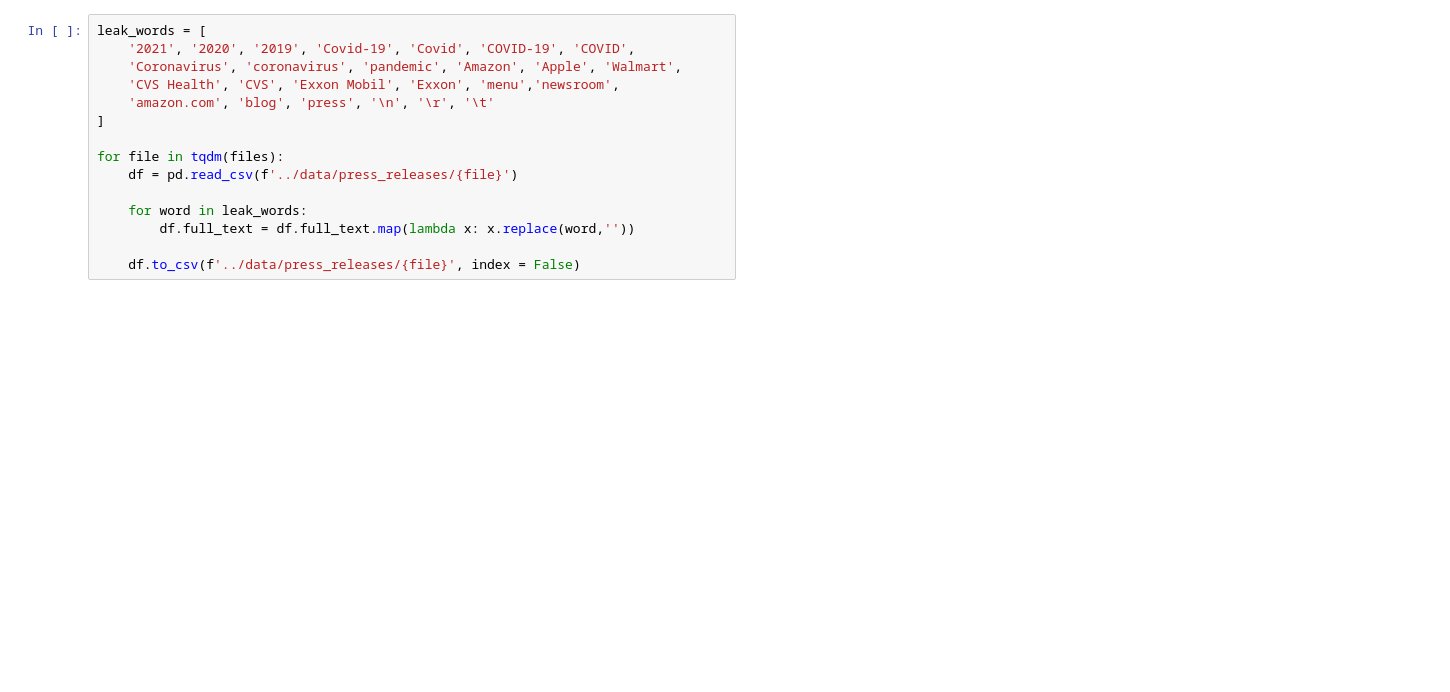
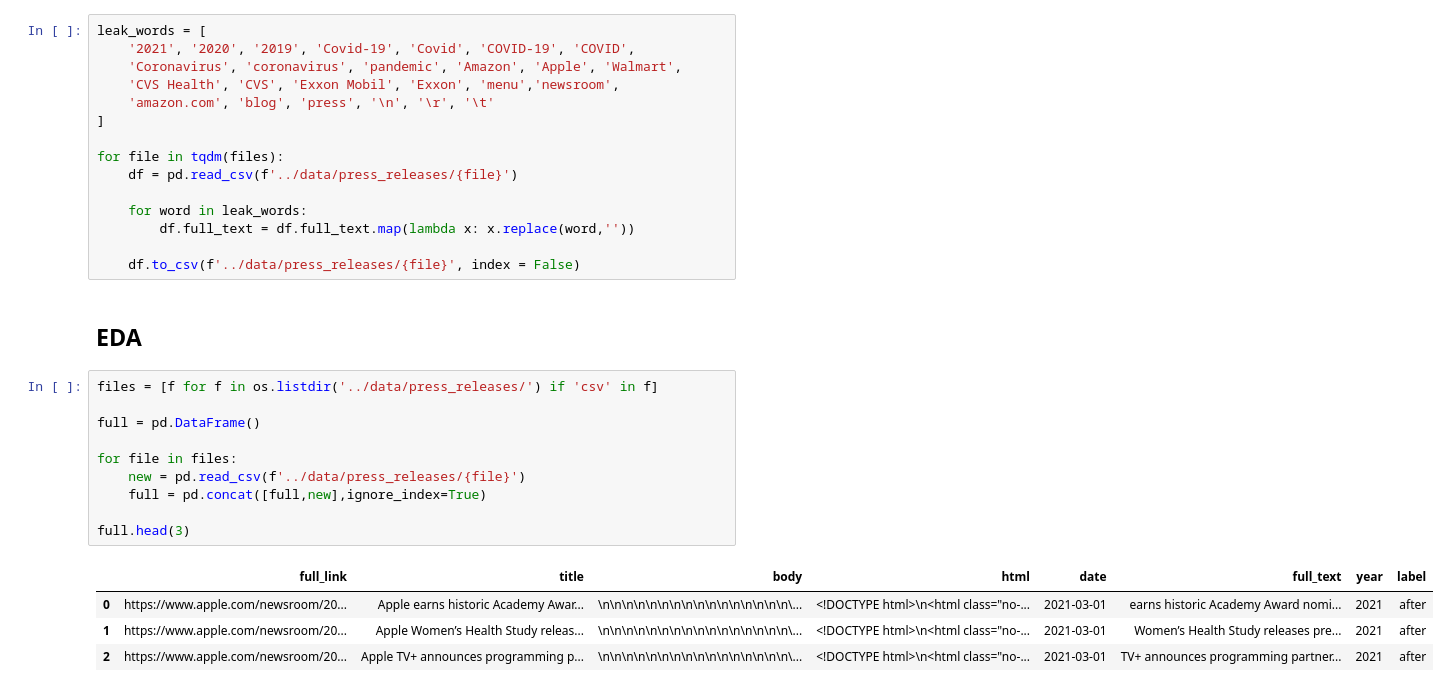
Before and after one commit to danielmberry/fortune-100-company-press-release-language-analysis, a Jupyter notebook: code/06-clean-explore-data.ipynb, the cells around one changed output. Saved outputs shown, nothing was run; the diff lists cells and outputs as text; blank space fills up the shorter version.

```diff
--- a/code/06-data-cleaning.ipynb
+++ b/code/06-clean-explore-data.ipynb
@@ -242,3 +263,20 @@ for file in tqdm(files):
         df.full_text = df.full_text.map(lambda x: x.replace(word,''))
 
     df.to_csv(f'../data/press_releases/{file}', index = False)
+# %% [markdown]
+## EDA
+# %%
+files = [f for f in os.listdir('../data/press_releases/') if 'csv' in f]
+
+full = pd.DataFrame()
+
+for file in files:
+    new = pd.read_csv(f'../data/press_releases/{file}')
+    full = pd.concat([full,new],ignore_index=True)
+
+full.head(3)
+# %% [output]
+|  | full_link | title | body | html | date | full_text | year | label |
+| 0 | https://www.apple.com/newsroom/20... | Apple earns historic Academy Awar... | \n\n\n\n\n\n\n\n\n\n\n\n\n\n\n\n\... | <!DOCTYPE html>\n<html class="no-... | 2021-03-01 | earns historic Academy Award nomi... | 2021 | after |
+| 1 | https://www.apple.com/newsroom/20... | Apple Women’s Health Study releas... | \n\n\n\n\n\n\n\n\n\n\n\n\n\n\n\n\... | <!DOCTYPE html>\n<html class="no-... | 2021-03-01 | Women’s Health Study releases pre... | 2021 | after |
+| 2 | https://www.apple.com/newsroom/20... | Apple TV+ announces programming p... | \n\n\n\n\n\n\n\n\n\n\n\n\n\n\n\n\... | <!DOCTYPE html>\n<html class="no-... | 2021-03-01 | TV+ announces programming partner... | 2021 | after |
```
Also changed, not shown: parts of 15 cells of this notebook.
